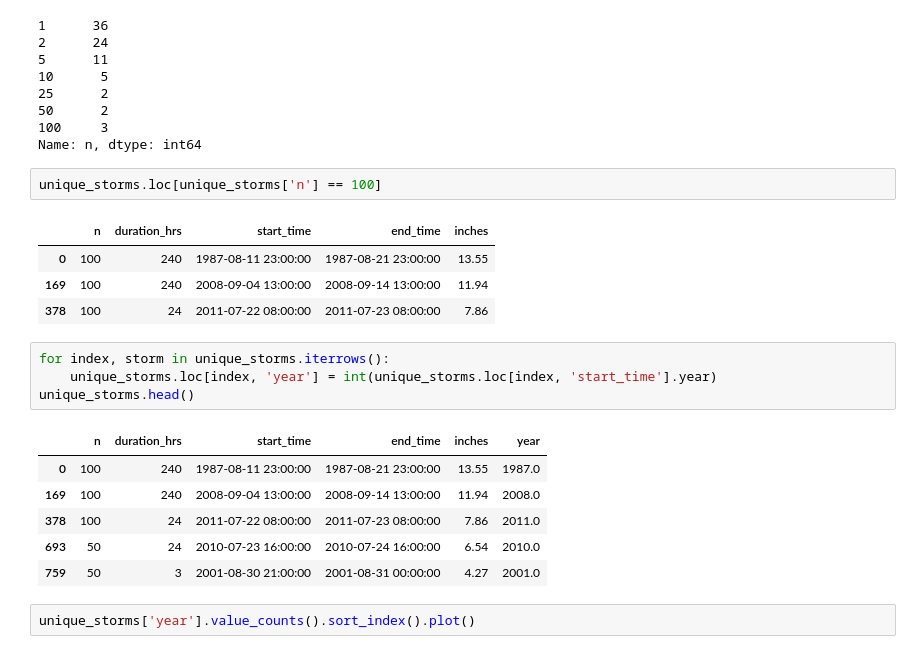
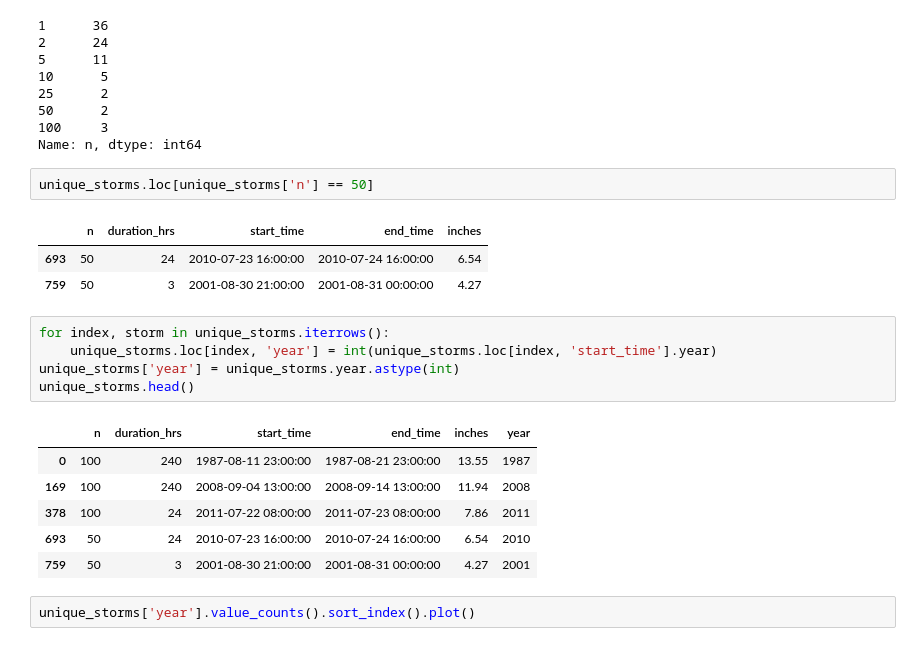
Before and after one commit to NORCatUofC/rain, a Jupyter notebook: n-year/notebooks/N-Year Storms.ipynb, the cells around one changed output. Cells and saved outputs as stored; diff of their text form.

```diff
--- a/n-year/notebooks/N-Year Storms.ipynb
+++ b/n-year/notebooks/N-Year Storms.ipynb
@@ -178,23 +178,23 @@ unique_storms['n'].value_counts().sort_index()
 100     3
 Name: n, dtype: int64
 # %%
-unique_storms.loc[unique_storms['n'] == 100]
+unique_storms.loc[unique_storms['n'] == 50]
 # %% [output]
 |  | n | duration_hrs | start_time | end_time | inches |
-| 0 | 100 | 240 | 1987-08-11 23:00:00 | 1987-08-21 23:00:00 | 13.55 |
-| 169 | 100 | 240 | 2008-09-04 13:00:00 | 2008-09-14 13:00:00 | 11.94 |
-| 378 | 100 | 24 | 2011-07-22 08:00:00 | 2011-07-23 08:00:00 | 7.86 |
+| 693 | 50 | 24 | 2010-07-23 16:00:00 | 2010-07-24 16:00:00 | 6.54 |
+| 759 | 50 | 3 | 2001-08-30 21:00:00 | 2001-08-31 00:00:00 | 4.27 |
 # %%
 for index, storm in unique_storms.iterrows():
     unique_storms.loc[index, 'year'] = int(unique_storms.loc[index, 'start_time'].year)
+unique_storms['year'] = unique_storms.year.astype(int)
 unique_storms.head()
 # %% [output]
 |  | n | duration_hrs | start_time | end_time | inches | year |
-| 0 | 100 | 240 | 1987-08-11 23:00:00 | 1987-08-21 23:00:00 | 13.55 | 1987.0 |
-| 169 | 100 | 240 | 2008-09-04 13:00:00 | 2008-09-14 13:00:00 | 11.94 | 2008.0 |
-| 378 | 100 | 24 | 2011-07-22 08:00:00 | 2011-07-23 08:00:00 | 7.86 | 2011.0 |
-| 693 | 50 | 24 | 2010-07-23 16:00:00 | 2010-07-24 16:00:00 | 6.54 | 2010.0 |
-| 759 | 50 | 3 | 2001-08-30 21:00:00 | 2001-08-31 00:00:00 | 4.27 | 2001.0 |
+| 0 | 100 | 240 | 1987-08-11 23:00:00 | 1987-08-21 23:00:00 | 13.55 | 1987 |
+| 169 | 100 | 240 | 2008-09-04 13:00:00 | 2008-09-14 13:00:00 | 11.94 | 2008 |
+| 378 | 100 | 24 | 2011-07-22 08:00:00 | 2011-07-23 08:00:00 | 7.86 | 2011 |
+| 693 | 50 | 24 | 2010-07-23 16:00:00 | 2010-07-24 16:00:00 | 6.54 | 2010 |
+| 759 | 50 | 3 | 2001-08-30 21:00:00 | 2001-08-31 00:00:00 | 4.27 | 2001 |
 # %%
 unique_storms['year'].value_counts().sort_index().plot()
 # %% [output]
```
Also changed, not shown: parts of 2 cells of this notebook, 1 other file.
